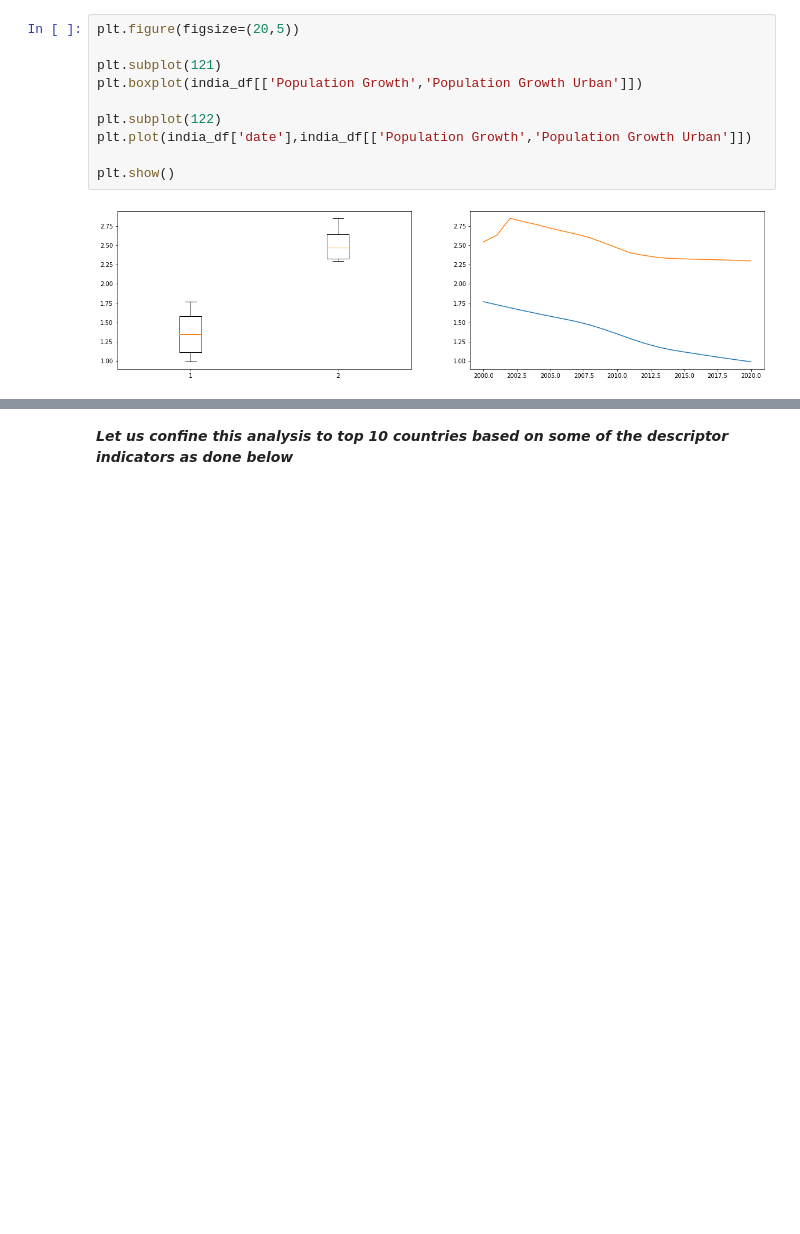
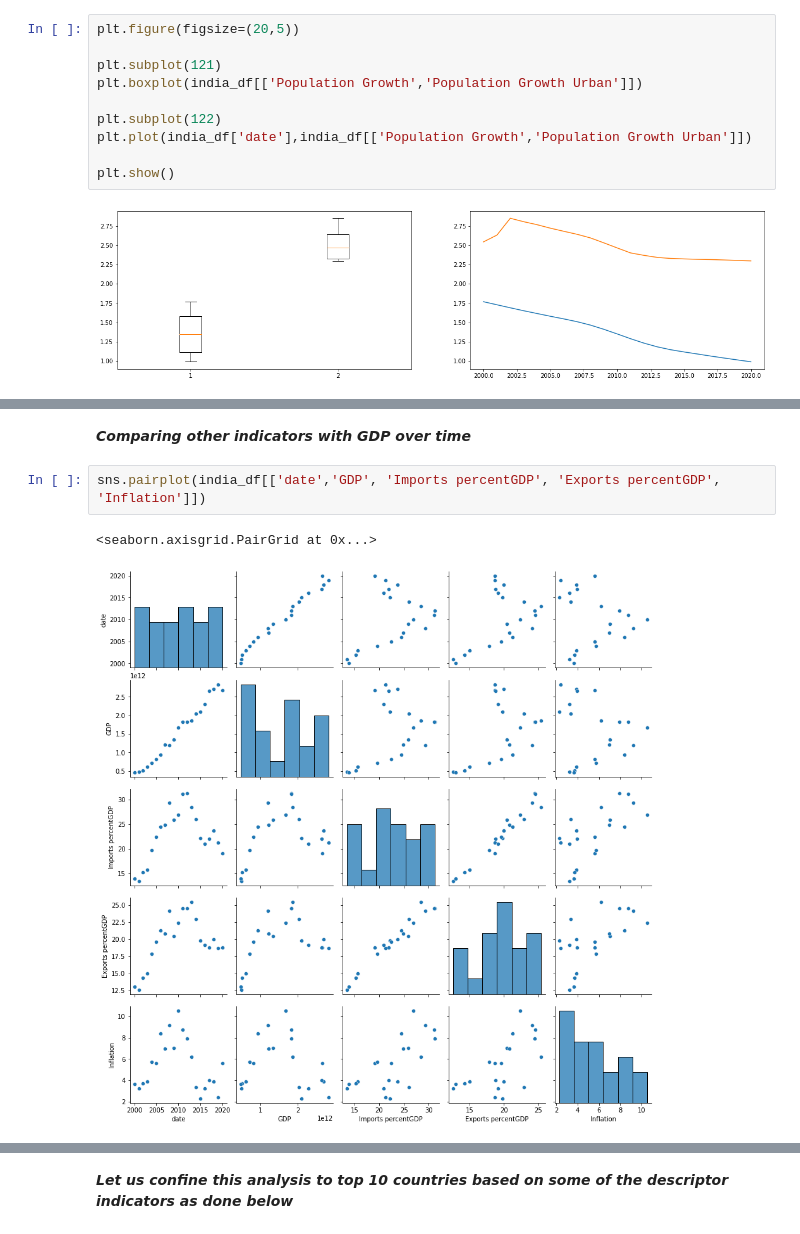
Before and after one commit to DarshanKumarHegde/Global_Economy_EDA, a Jupyter notebook: Codes and Notebooks/Exploratory Analysis.ipynb, the cells around one changed output, grey strips where cells are left out. Saved outputs shown, nothing was run; the diff lists cells and outputs as text; blank space fills up the shorter version.

```diff
--- a/Codes and Notebooks/Exploratory Analysis.ipynb
+++ b/Codes and Notebooks/Exploratory Analysis.ipynb
@@ -162,0 +160,7 @@ plt.show()
+# %% [markdown]
+***Comparing other indicators with GDP over time***
+# %%
+sns.pairplot(india_df[['date','GDP', 'Imports percentGDP', 'Exports percentGDP', 'Inflation']])
+# %% [output]
+<seaborn.axisgrid.PairGrid at 0x...>
+[figure, added]
```
Also changed, not shown: parts of 20 cells of this notebook, 1 other file.
